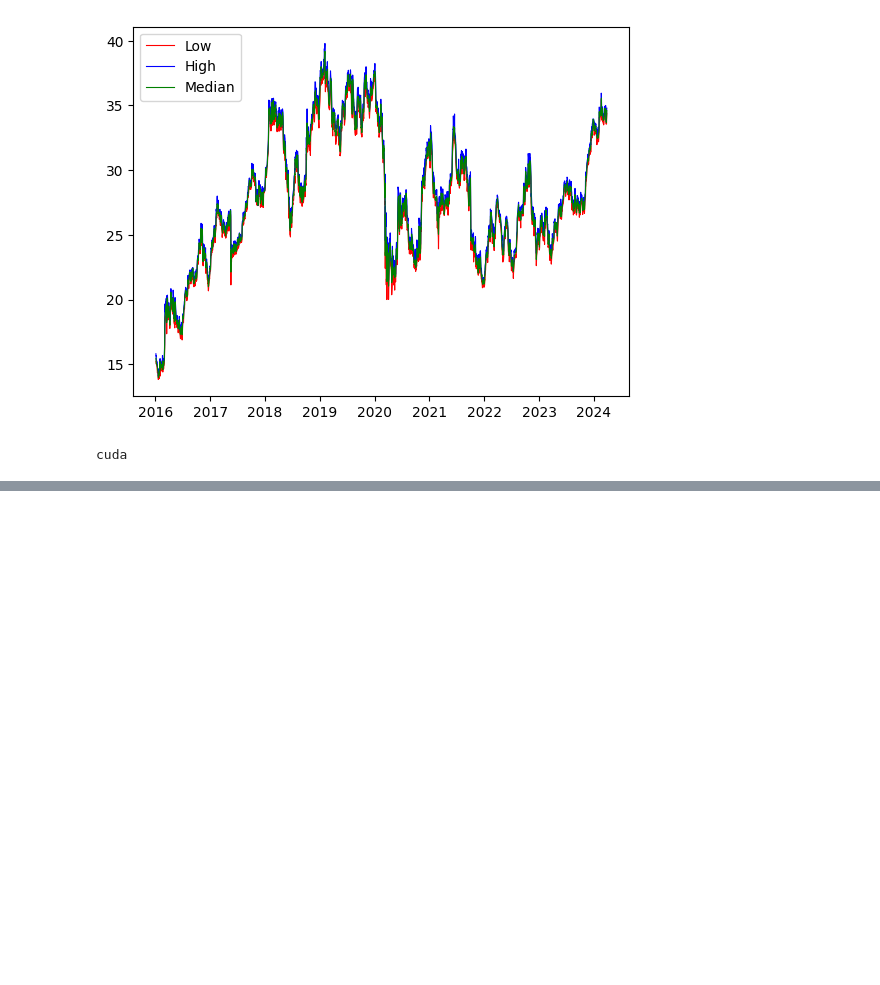
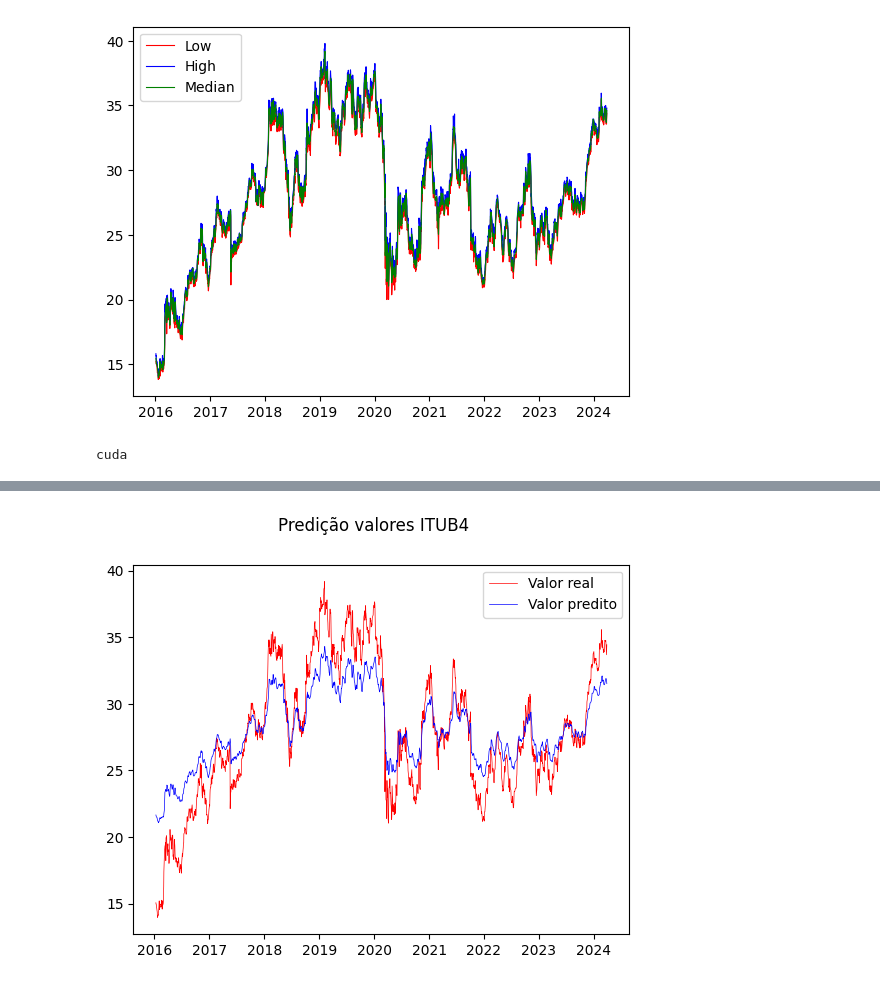
Before and after one commit to NelsonFSP/Forecast_prediction, a Jupyter notebook: app.ipynb, the cells around one changed output, grey strips where cells are left out. Saved outputs shown, nothing was run; the diff lists cells and outputs as text; code cells hidden in the pictures; blank space fills up the shorter version.

```diff
--- a/app.ipynb
+++ b/app.ipynb
@@ -172,0 +148,16 @@ Erro padrão real: 0.001259345229886261
+# %%
+#Estatísticas da avaliação do modelo
+from sklearn.metrics._regression import mean_squared_error
+rmse = mean_squared_error(dataY_plot,data_predict)
+print(f"Erro médio: {rmse}")
+
+#Transformando o index dos dados originais em uma lista
+indice = df_reduced.index.tolist()[5:]
+
+#Transformando o array em dataframe e indexando
+df_predict = pd.DataFrame(data_predict, index=indice)
+df_plot = pd.DataFrame(dataY_plot, index=indice)
+
+#Apresentando as estatísticas descritivas das cotações reais e dos valores preditos
+print(f"Descritivas predito {df_predict.describe()}")
+print(f"Descritivas cotações {df_plot.describe()}")
@@ -172,0 +184,8 @@ Erro padrão real: 0.001259345229886261
+# %%
+plt.plot(df_plot,c='r', linestyle='solid', linewidth = '0.5', label="Valor real")
+plt.plot(df_predict,c='blue', linestyle='solid', linewidth = '0.5', label="Valor predito")
+plt.suptitle('Predição valores ITUB4')
+plt.legend()
+plt.show()
+# %% [output]
+[figure, added]
```
Also changed, not shown: parts of 4 cells of this notebook.
